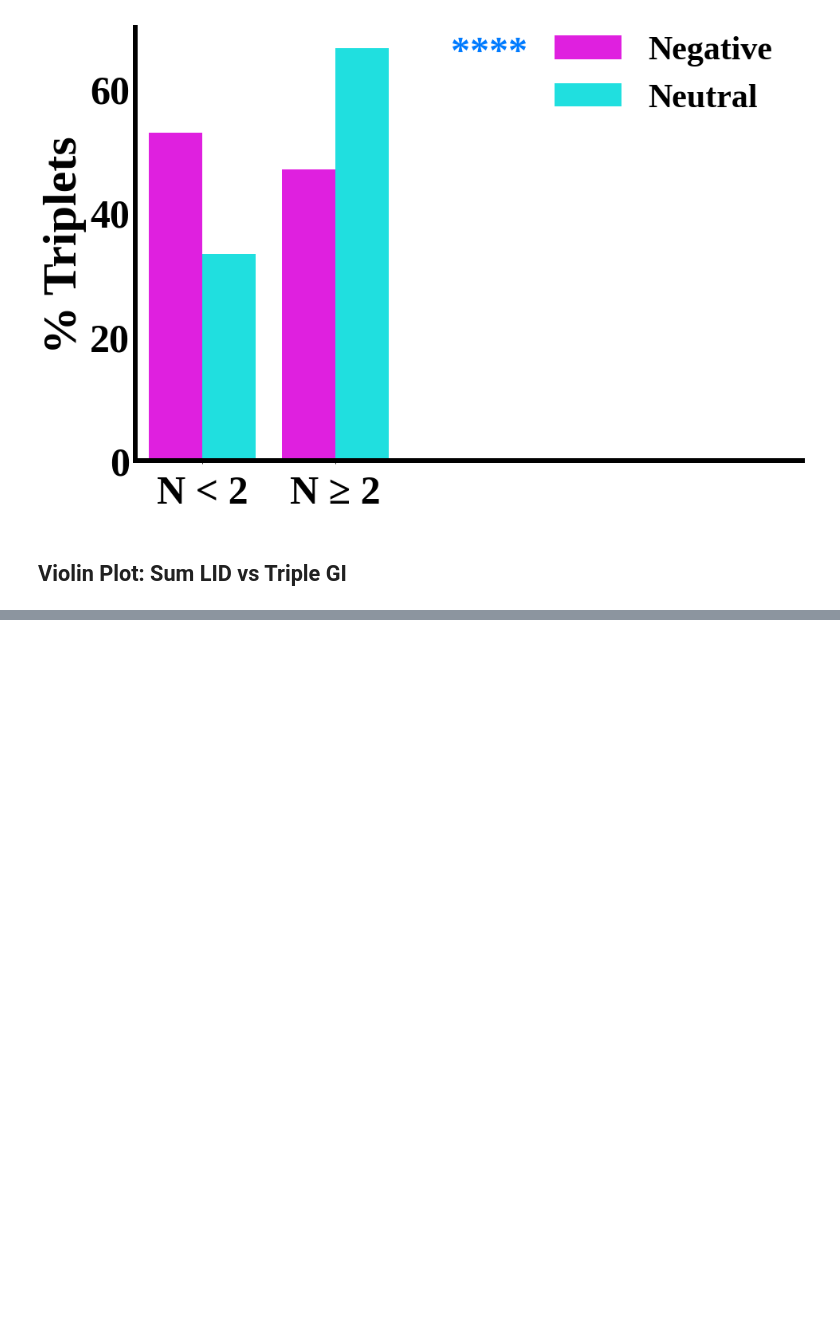
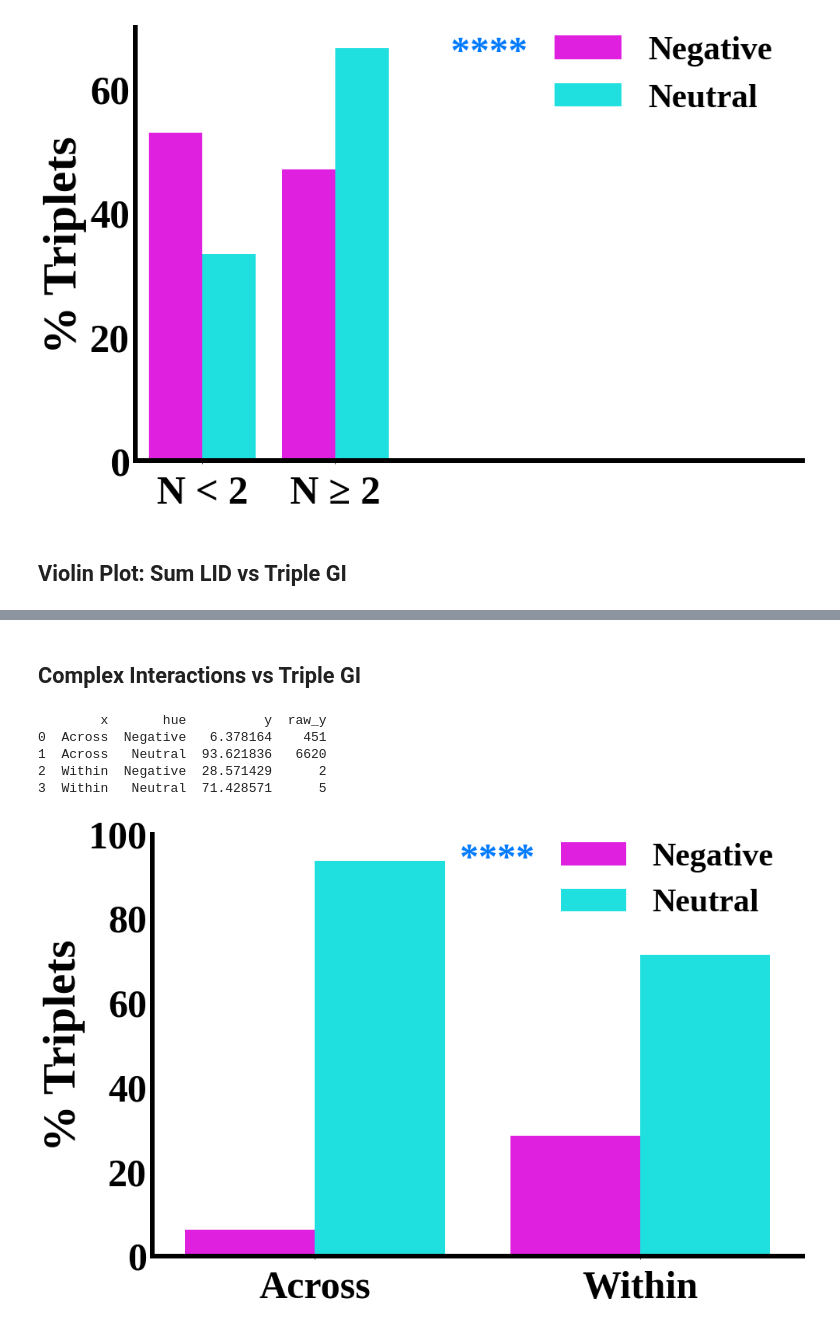
Before and after one commit to KISRDevelopment/cell_viability_paper, a Jupyter notebook: figures.ipynb, the cells around one changed output, grey strips where cells are left out. Drawn from its saved outputs; the diff is of its cells as text; code cells hidden in the pictures; blank space fills up the shorter version.

Commit message:
add tgi complex analysis

```diff
--- a/figures.ipynb
+++ b/figures.ipynb
@@ -977,0 +1017,63 @@ SMF_BIN_LABELS = np.array(['L', 'R', 'N'])
+# %% [markdown]
+## Complex Interactions vs Triple GI
+# %%
+def compute_tgi_complex_interactions(task_path):
+
+    df = pd.read_feather(task_path)
+
+    with open('../generated-data/yeast_complexes.json', 'r') as f:
+        genes_to_complexes = json.load(f)
+
+    ix = df['a'].isin(genes_to_complexes) & df['b'].isin(genes_to_complexes) & df['c'].isin(genes_to_complexes)
+
+    df = df[ix]
+
+    a_groups = [set(genes_to_complexes[g]) for g in df['a']]
+    b_groups = [set(genes_to_complexes[g]) for g in df['b']]
+    c_groups = [set(genes_to_complexes[g]) for g in df['c']]
+
+    ix_within = np.array([len(a & b & c) > 0 for a,b,c in zip(a_groups, b_groups, c_groups)])
+
+    ix_neg = df['bin'] == 0
+
+    rows = [
+        {
+            "x" : "Across",
+            "hue" : "Negative",
+            "y" : np.sum(ix_neg & ~ix_within) * 100 / np.sum(~ix_within),
+            "raw_y" : np.sum(ix_neg & ~ix_within)
+        },
+        {
+            "x" : "Across",
+            "hue" : "Neutral",
+            "y" : np.sum(~ix_neg & ~ix_within) * 100 / np.sum(~ix_within),
+            "raw_y" : np.sum(~ix_neg & ~ix_within)
+        },
+        {
+            "x" : "Within",
+            "hue" : "Negative",
+            "y" : np.sum(ix_neg & ix_within) * 100 / np.sum(ix_within),
+            "raw_y" : np.sum(ix_neg & ix_within)
+        },
+        {
+            "x" : "Within",
+            "hue" : "Neutral",
+            "y" : np.sum(~ix_neg & ix_within) * 100 / np.sum(ix_within),
+            "raw_y" : np.sum(~ix_neg & ix_within)
+        }
+    ]
+    r = pd.DataFrame(rows)
+    print(r)
+    return r
+
+plot_distrib(compute_tgi_complex_interactions("../generated-data/dataset_yeast_tgi.feather"),
+             { 'Negative' : 'magenta', 'Neutral' : 'cyan' },
+             '', '% Triplets', 0,
+             [0, 100], '#007bff', tick_label_size=50)
+# %% [output]
+        x       hue          y  raw_y
+0  Across  Negative   6.378164    451
+1  Across   Neutral  93.621836   6620
+2  Within  Negative  28.571429      2
+3  Within   Neutral  71.428571      5
+[figure, added]
```
Also changed, not shown: parts of 15 cells of this notebook, 2 other files.
